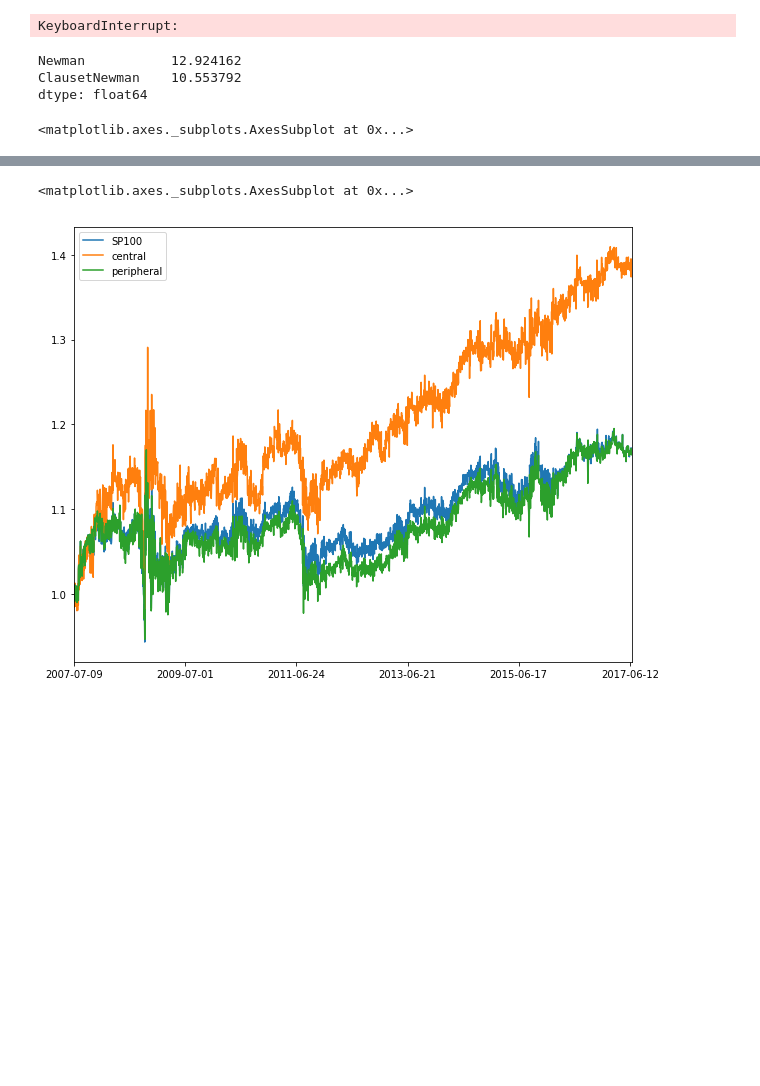
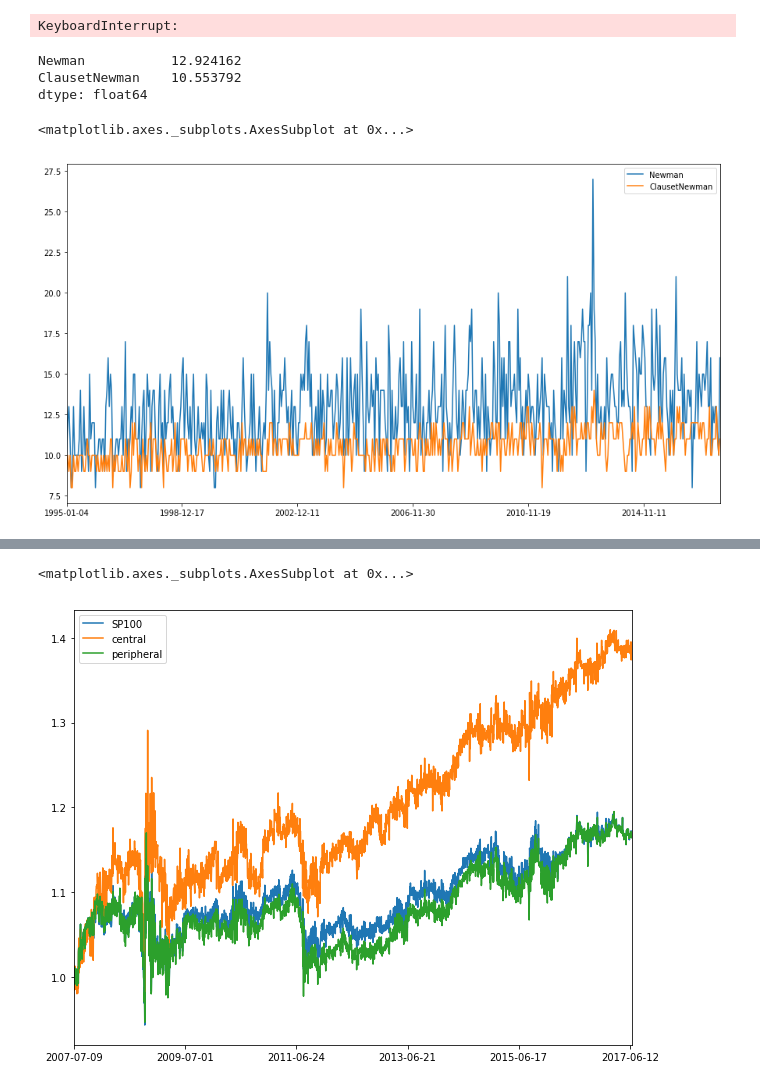
Before and after one commit to jasonhere/clustering-network, a Jupyter notebook: runningscript.ipynb, the cells around one changed output, grey strips where cells are left out. Drawn from its saved outputs; the diff is of its cells as text; code cells hidden in the pictures; blank space fills up the shorter version.

```diff
--- a/runningscript.ipynb
+++ b/runningscript.ipynb
@@ -29,15 +29,16 @@ clustersClausetNewman, IGclustersClausetNewman = construct_clusters(IGtrees, met
 # %%
 nofclusters = pd.DataFrame(index=sorteddates)
 nofclusters['Newman'] = [len(clustersNewman[sorteddates[i]]) for i in range(0, len(sorteddates))]
 nofclusters['ClausetNewman'] = [len(clustersClausetNewman[sorteddates[i]]) for i in range(0, len(sorteddates))]
 print(np.mean(nofclusters))
 %matplotlib inline
-nofclusters.plot(figsize=(20, 8))
+nofclusters.plot(figsize=(15, 8))
 # %% [output]
 Newman           12.924162
 ClausetNewman    10.553792
 dtype: float64
 <matplotlib.axes._subplots.AxesSubplot at 0x...>
+[figure, added]
 # %%
 NewmanUniverse = {}
 ClausetNewmanUniverse = {}
```
Also changed, not shown: parts of 5 cells of this notebook, 1 other file.
